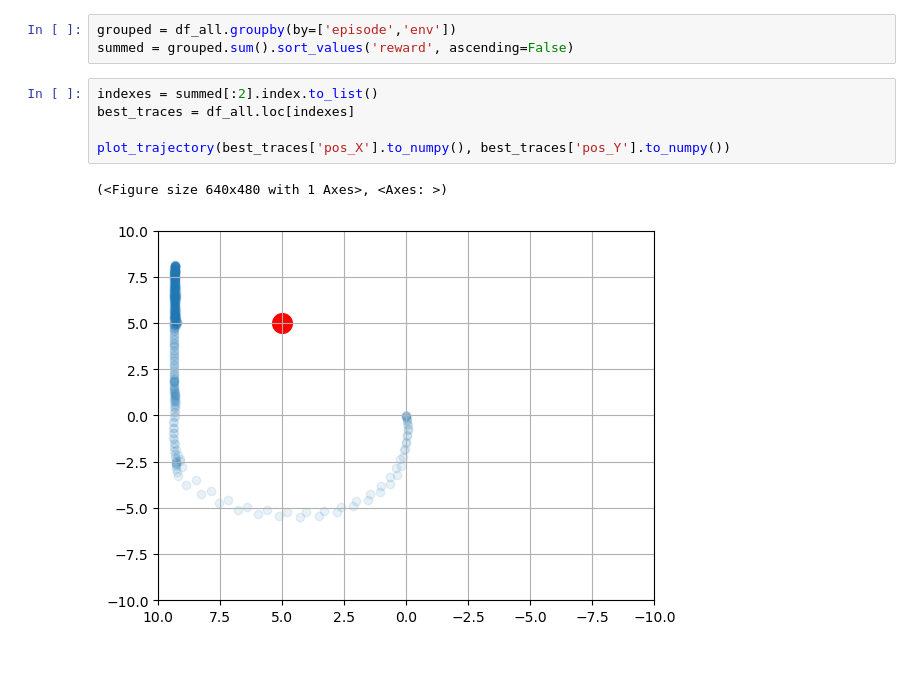
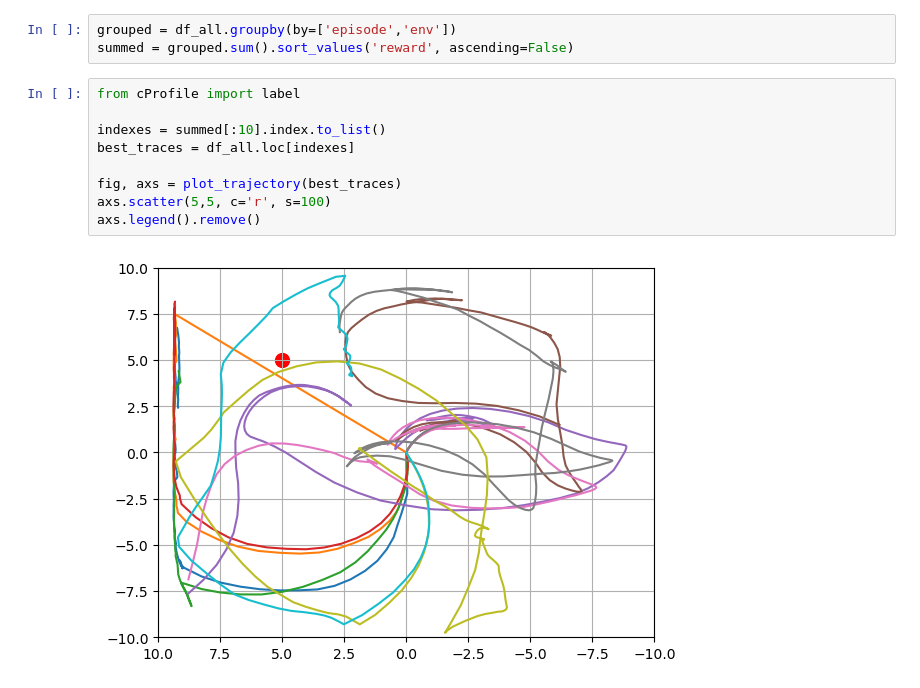
Before and after one commit to MeWoash/rl_project, a Jupyter notebook: src/test.ipynb, the cells around one changed output. Drawn from its saved outputs; the diff is of its cells as text; blank space fills up the shorter version.

```diff
--- a/src/test.ipynb
+++ b/src/test.ipynb
@@ -44,11 +44,14 @@ df_all.describe()
 # %%
 grouped = df_all.groupby(by=['episode','env'])
 summed = grouped.sum().sort_values('reward', ascending=False)
-# %%
-indexes = summed[:2].index.to_list()
-best_traces = df_all.loc[indexes]
-
-plot_trajectory(best_traces['pos_X'].to_numpy(), best_traces['pos_Y'].to_numpy())
-# %% [output]
-(<Figure size 640x480 with 1 Axes>, <Axes: >)
-[figure, removed]
+# %%
+from cProfile import label
+
+indexes = summed[:10].index.to_list()
+best_traces = df_all.loc[indexes]
+
+fig, axs = plot_trajectory(best_traces)
+axs.scatter(5,5, c='r', s=100)
+axs.legend().remove()
+# %% [output]
+[figure, added]
```
Also changed, not shown: parts of 1 cell of this notebook, 1 other file.
